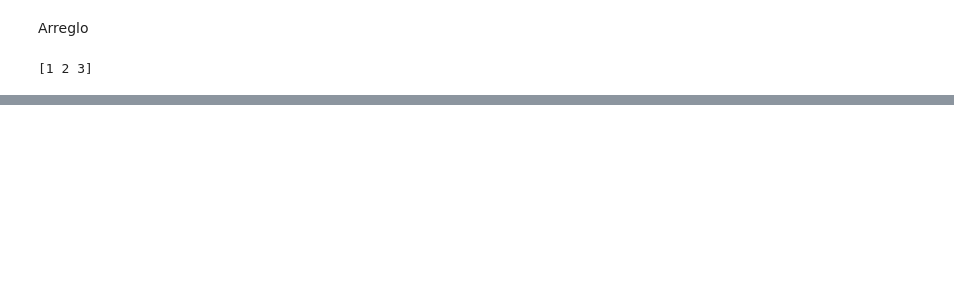
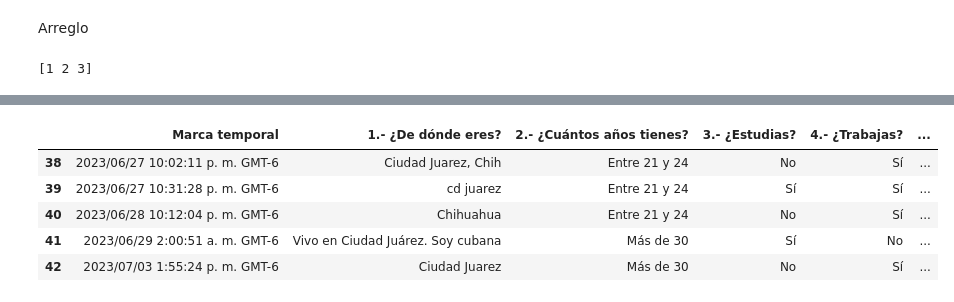
Before and after one commit to Jesusiacent/Clase-de-Python, a Jupyter notebook: test.ipynb, the cells around one changed output, grey strips where cells are left out. Drawn from its saved outputs; the diff is of its cells as text; code cells hidden in the pictures; blank space fills up the shorter version.

```diff
--- a/test.ipynb
+++ b/test.ipynb
@@ -26,0 +255,9 @@ print(arr)
+# %%
+df.tail() # los ultimos 5 datos
+# %% [output]
+|  | Marca temporal | 1.- ¿De dónde eres? | 2.- ¿Cuántos años tienes? | 3.- ¿Estudias? | 4.- ¿Trabajas? | ... |
+| 38 | 2023/06/27 10:02:11 p. m. GMT-6 | Ciudad Juarez, Chih | Entre 21 y 24 | No | Sí | ... |
+| 39 | 2023/06/27 10:31:28 p. m. GMT-6 | cd juarez | Entre 21 y 24 | Sí | Sí | ... |
+| 40 | 2023/06/28 10:12:04 p. m. GMT-6 | Chihuahua | Entre 21 y 24 | No | Sí | ... |
+| 41 | 2023/06/29 2:00:51 a. m. GMT-6 | Vivo en Ciudad Juárez. Soy cubana | Más de 30 | Sí | No | ... |
+| 42 | 2023/07/03 1:55:24 p. m. GMT-6 | Ciudad Juarez | Más de 30 | No | Sí | ... |
```
Also changed, not shown: parts of 59 cells of this notebook, 2 other files.
